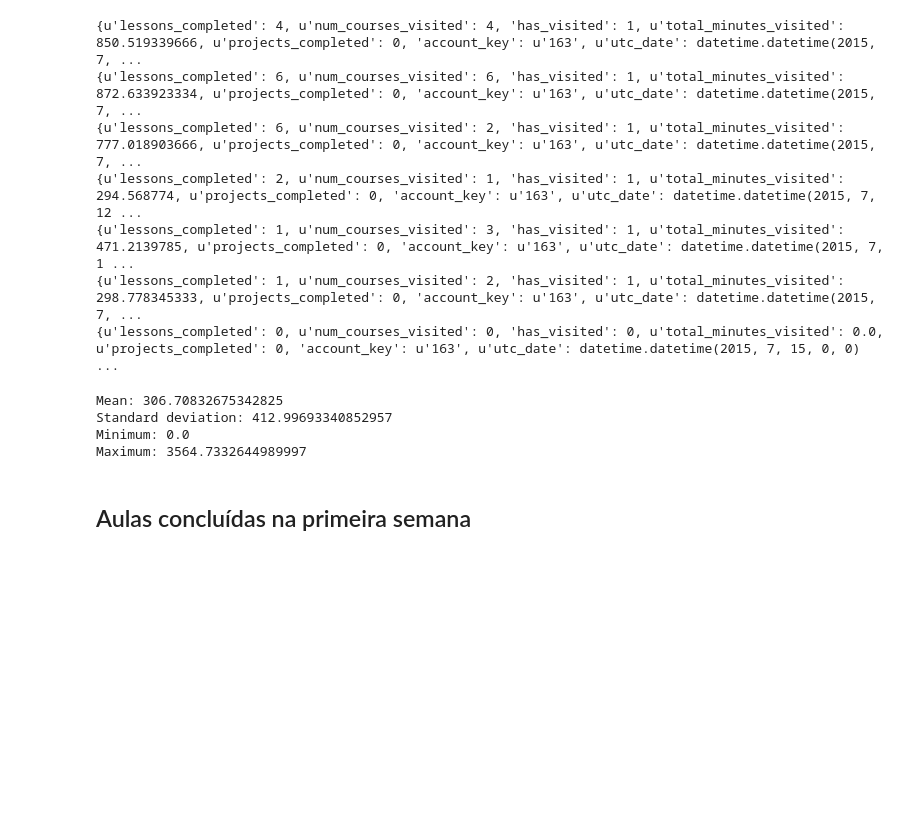
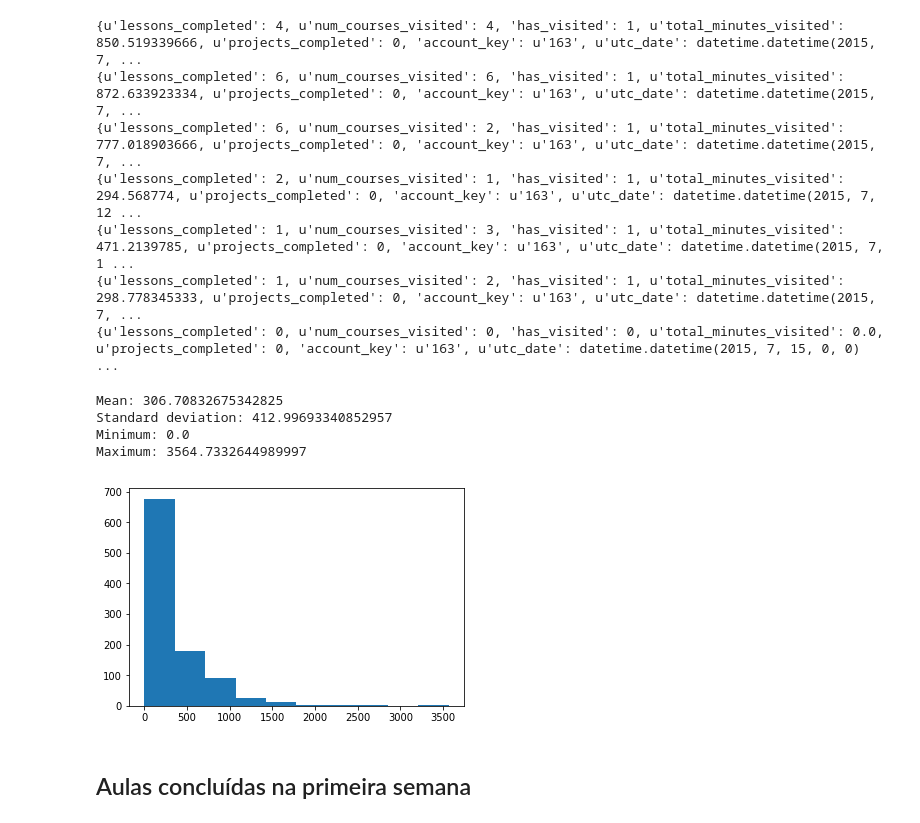
Before and after one commit to elgsantos/analise-de-dados-com-python, a Jupyter notebook: iniciando_analise_dados.ipynb, the cells around one changed output. Saved outputs shown, nothing was run; the diff lists cells and outputs as text; code cells hidden in the pictures; blank space fills up the shorter version.

Commit message:
Criando histogramas para comparar alunos

```diff
--- a/iniciando_analise_dados.ipynb
+++ b/iniciando_analise_dados.ipynb
@@ -350,33 +352,36 @@ def student_data(data, key_name):
     return grouped_data
 #utilizando a funcao
 engagement_by_account = student_data(paid_engagement_in_first_week,
 'account_key')
 
 #funcao para soma de itens de cada estudantes
 def sum_items(grouped_data, field_name):
     summed_data = {}
     for key, data_points in grouped_data.items():
         total = 0
         for data_point in data_points:
             total += data_point[field_name]
             summed_data[key] = total
     return summed_data
 
 total_minutes_by_account = sum_items(engagement_by_account,
 'total_minutes_visited')
 
 def describe_data(data):
     print 'Mean:', np.mean(data)
     print 'Standard deviation:', np.std(data)
     print 'Minimum:', np.min(data)
     print 'Maximum:', np.max(data)
+    plt.hist(data)
+
 
 describe_data(total_minutes_by_account.values())
 # %% [output]
 Mean: 306.70832675342825
 Standard deviation: 412.99693340852957
 Minimum: 0.0
 Maximum: 3564.7332644989997
+[figure, added]
 # %% [markdown]
 ## Aulas concluídas na primeira semana
 # %%
```
Also changed, not shown: parts of 9 cells of this notebook.
